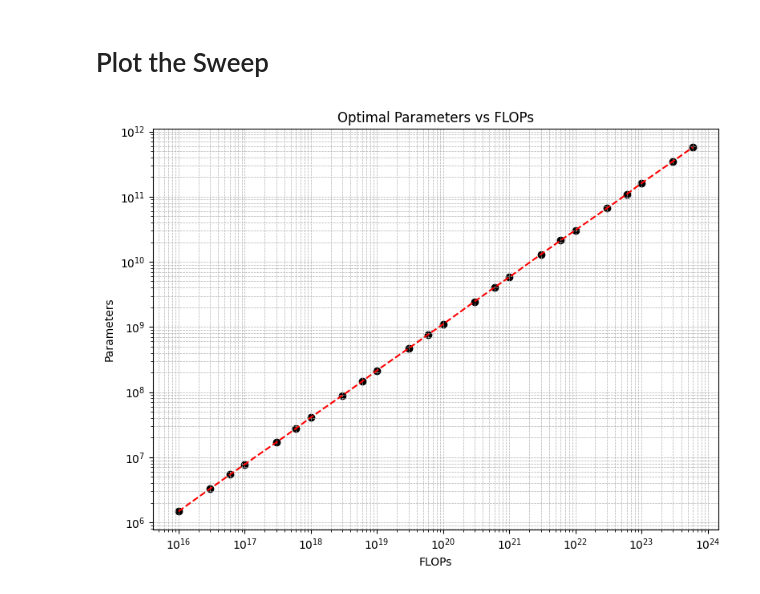
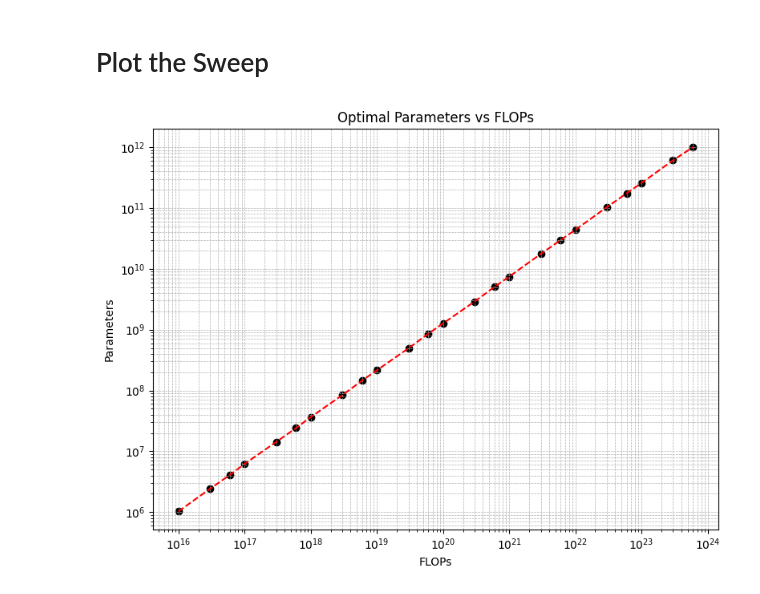
Before and after one commit to cmu-flame/FLAME-MoE, a Jupyter notebook: analysis/find_scaling_law.ipynb, the cells around one changed output. Drawn from its saved outputs; the diff is of its cells as text; code cells hidden in the pictures.

```diff
--- a/analysis/find_scaling_law.ipynb
+++ b/analysis/find_scaling_law.ipynb
@@ -136,7 +100,6 @@ Loss   = 0.000028
 # Find the Models
 # %%
 import pandas as pd
-
 
 def parse_count(s: str) -> int:
     s = s.strip().upper()
@@ -148,14 +111,12 @@ def parse_count(s: str) -> int:
         return int(float(s[:-1]) * 1_000)
     return int(float(s))
 
-
 def scaling_law(N, D):
     # Obtained from MSE
     # E, A, alpha, B, beta = 2.133594, 65.254366, 0.226854, 485165195.409790, 0.949495
     # Obtained from Huber
-    E, A, alpha, B, beta = 2.241716, 148.413257, 0.279702, 3269017.372472, 0.715500
+    E, A, alpha, B, beta = 2.242056, 148.412995, 0.279724, 3269017.372472, 0.715505
     return E + A / (N**alpha) + B / (D**beta)
-
 
 # Step 1: Load and transform
 df = pd.read_csv("https://docs.google.com/spreadsheets/d/1sIr9HRwYbUXKzlskUTMorMa2A_cAzDwE0eUJnk-W1dQ/export?format=csv&gid=599230821")
@@ -169,28 +130,13 @@ merged = []
 for budget in budgets:
     df["FLOPs"] = budget
     df["tokens"] = budget / (6 * df["active_params"].apply(parse_count))
-    df["predicted_loss"] = scaling_law(
-        df["active_params"].apply(parse_count),
-        df["tokens"],
-    )
+    df["predicted_loss"] = scaling_law(df["active_params"].apply(parse_count), df["tokens"])
     tops = df.nsmallest(1, "predicted_loss")
     merged.append(tops)
 
 df = pd.concat(merged, ignore_index=True)
-df["DCLM scale"] = [
-    "400M-1x",
-    "400M-4x",
-    "1B-1x",
-    "1B-3x",
-    "3B-1x",
-    "1B-5x",
-    "7B-1x",
-    "7B-2x",
-]
-df = df[
-    ["DCLM scale", "FLOPs"]
-    + [col for col in df.columns if col != "DCLM scale" and col != "FLOPs"]
-]
+df["DCLM scale"] = ["400M-1x", "400M-4x", "1B-1x", "1B-3x", "3B-1x", "1B-5x", "7B-1x", "7B-2x"]
+df = df[["DCLM scale", "FLOPs"] + [col for col in df.columns if col != "DCLM scale" and col != "FLOPs"]]
 df
 # %% [output]
 |  | DCLM scale | FLOPs | num_layers | padded_vocab_size | hidden_size | ffn_hidden_size | moe_ffn_hidden_size | ... |
@@ -213,7 +159,7 @@ def scaling_law(N, D):
     # Obtained from MSE
     # E, A, alpha, B, beta = 2.133594, 65.254366, 0.226854, 485165195.409790, 0.949495
     # Obtained from Huber
-    E, A, alpha, B, beta = 2.241716, 148.413257, 0.279702, 3269017.372472, 0.715500
+    E, A, alpha, B, beta = 2.321319, 148.412879, 0.282095, 485165195.409790, 0.949377
     return E + A / (N**alpha) + B / (D**beta)
 
 # Define sweep range: 1M to 1T parameters
@@ -230,31 +176,31 @@ opt_flops = []
 opt_params = []
 
 for budget in budgets:
     best_loss = np.inf
     best_param = None
 
     for N in param_range:
         D = budget / (6 * N)
         loss = scaling_law(N, D)
         if loss < best_loss:
             best_loss = loss
             best_param = N
 
     opt_flops.append(budget)
     opt_params.append(best_param)
 
 # Plotting
 plt.figure(figsize=(8,6))
 plt.scatter(opt_flops, opt_params, color='black', label='Optimal')
 plt.plot(opt_flops, opt_params, linestyle='--', color='red')
 
 plt.xscale('log')
 plt.yscale('log')
 plt.xlabel('FLOPs')
 plt.ylabel('Parameters')
 plt.title('Optimal Parameters vs FLOPs')
 plt.grid(True, which="both", ls="--", lw=0.5)
 plt.tight_layout()
 plt.show()
 # %% [output]
-[figure, old version]
+[figure, new version]
```
Also changed, not shown: parts of 3 cells of this notebook.
